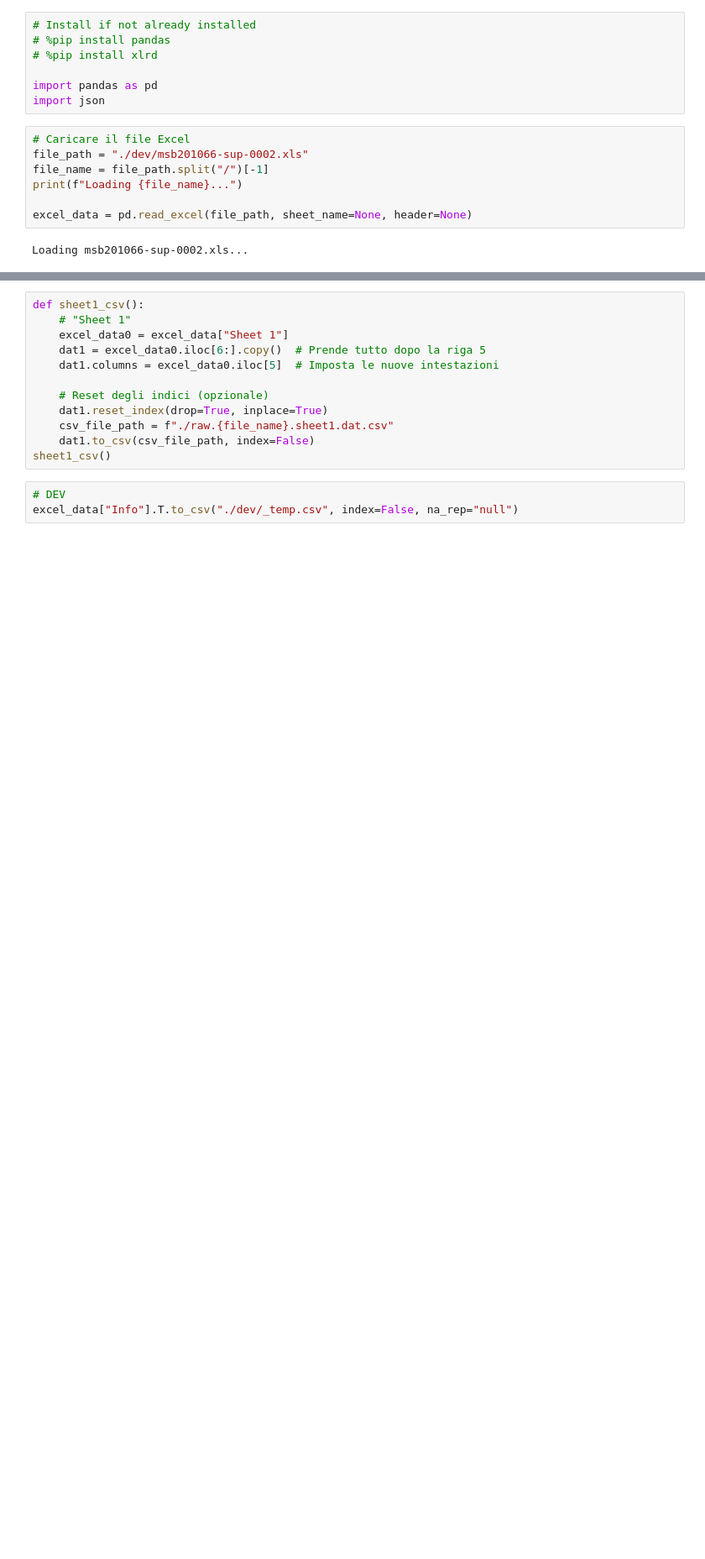
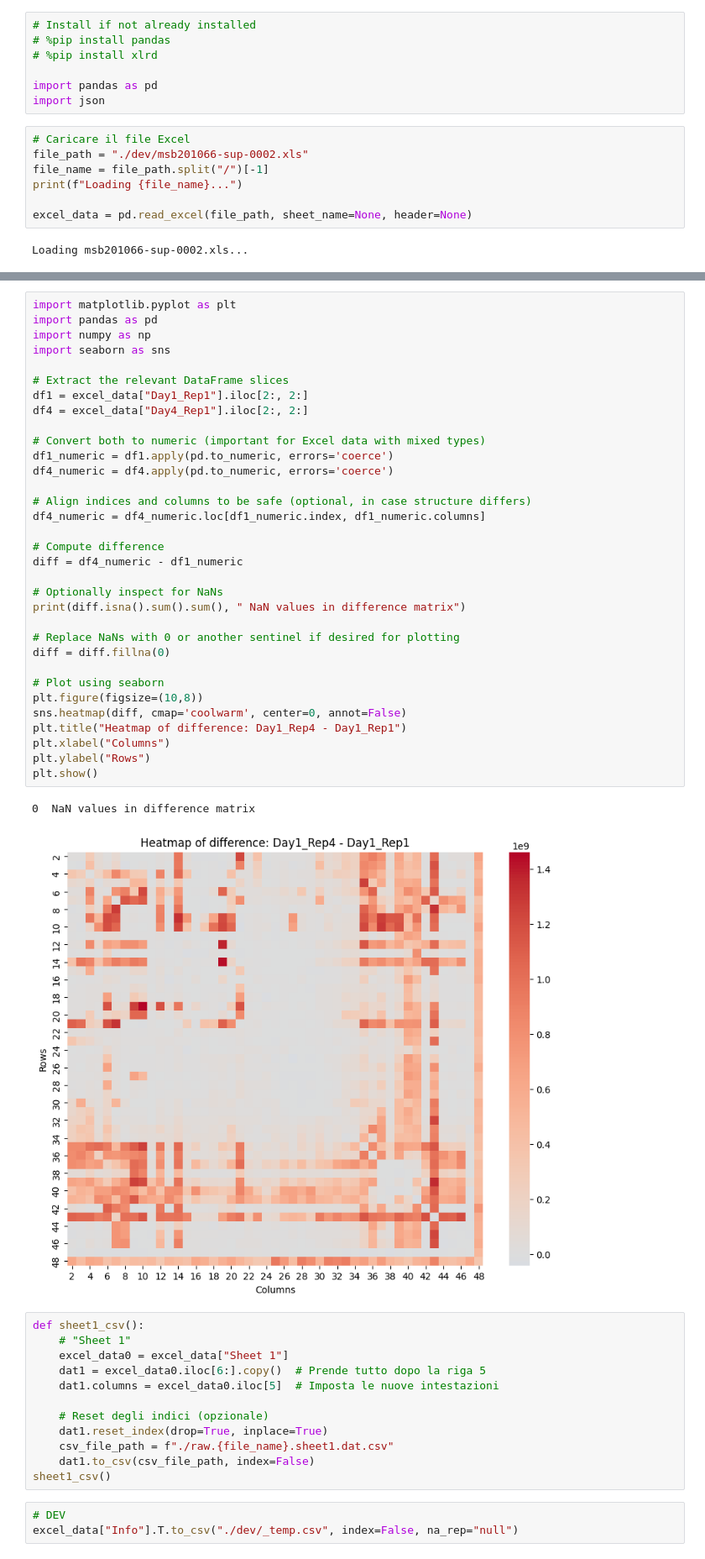
Before and after one commit to MetabolicXploration/PaperSON, a Jupyter notebook: data/wintermuteEmergentCooperationMicrobial2010/raw.make.ipynb, the cells around one changed output, grey strips where cells are left out. Shown at 84% size. Saved outputs shown, nothing was run; the diff lists cells and outputs as text; blank space fills up the shorter version.

```diff
--- a/data/wintermuteEmergentCooperationMicrobial2010/raw.make.ipynb
+++ b/data/wintermuteEmergentCooperationMicrobial2010/raw.make.ipynb
@@ -58,3 +40,39 @@ excel_data["Day1_Rep1"].iloc[1:, 1:]
+# %%
+import matplotlib.pyplot as plt
+import pandas as pd
+import numpy as np
+import seaborn as sns
+
+# Extract the relevant DataFrame slices
+df1 = excel_data["Day1_Rep1"].iloc[2:, 2:]
+df4 = excel_data["Day4_Rep1"].iloc[2:, 2:]
+
+# Convert both to numeric (important for Excel data with mixed types)
+df1_numeric = df1.apply(pd.to_numeric, errors='coerce')
+df4_numeric = df4.apply(pd.to_numeric, errors='coerce')
+
+# Align indices and columns to be safe (optional, in case structure differs)
+df4_numeric = df4_numeric.loc[df1_numeric.index, df1_numeric.columns]
+
+# Compute difference
+diff = df4_numeric - df1_numeric
+
+# Optionally inspect for NaNs
+print(diff.isna().sum().sum(), " NaN values in difference matrix")
+
+# Replace NaNs with 0 or another sentinel if desired for plotting
+diff = diff.fillna(0)
+
+# Plot using seaborn
+plt.figure(figsize=(10,8))
+sns.heatmap(diff, cmap='coolwarm', center=0, annot=False)
+plt.title("Heatmap of difference: Day1_Rep4 - Day1_Rep1")
+plt.xlabel("Columns")
+plt.ylabel("Rows")
+plt.show()
+# %% [output]
+0  NaN values in difference matrix
+[figure, added]
 # %%
 def sheet1_csv():
     # "Sheet 1"
```
Also changed, not shown: parts of 4 cells of this notebook, 17 other files.
